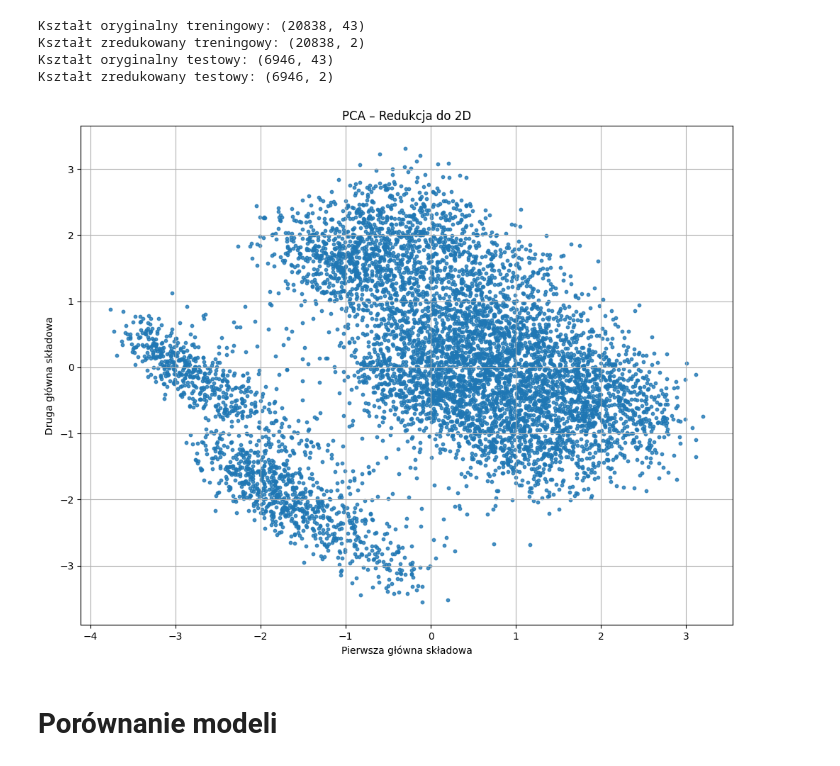
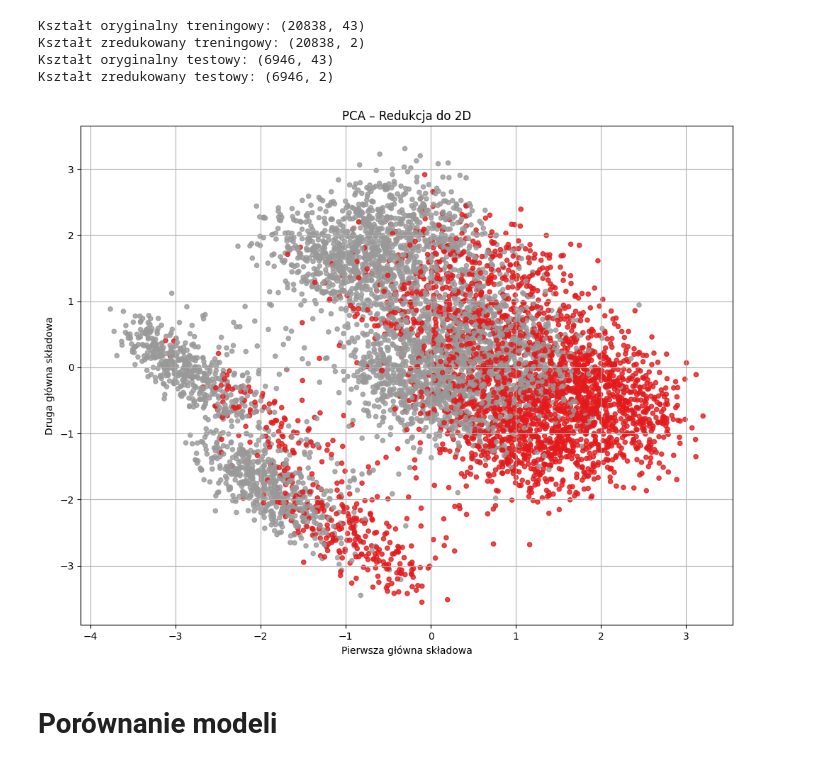
Before and after one commit to Suleyyy/ML_Depresja, a Jupyter notebook: Klasyfikacja_depresji.ipynb, the cells around one changed output. Cells and saved outputs as stored; diff of their text form; code cells hidden in the pictures.

```diff
--- a/Klasyfikacja_depresji.ipynb
+++ b/Klasyfikacja_depresji.ipynb
@@ -446,15 +443,15 @@ Kształt oryginalny testowy: (6946, 43)
 Kształt zredukowany testowy: (6946, 2)
 # %%
 plt.figure(figsize=(10,8))
-plt.scatter(X_test_pca[:, 0], X_test_pca[:, 1], alpha=0.8, s=10)
+plt.scatter(X_test_pca[:, 0], X_test_pca[:, 1], alpha=0.8, s=20, cmap='Set1', c=y_test)
 plt.xlabel("Pierwsza główna składowa")
 plt.ylabel("Druga główna składowa")
 plt.title('PCA – Redukcja do 2D')
 plt.grid(True)
 plt.tight_layout()
 plt.show()
 # %% [output]
-[figure, old version]
+[figure, new version]
 # %% [markdown]
 # Porównanie modeli
 # %% [markdown]
```
Also changed, not shown: parts of 9 cells of this notebook.
